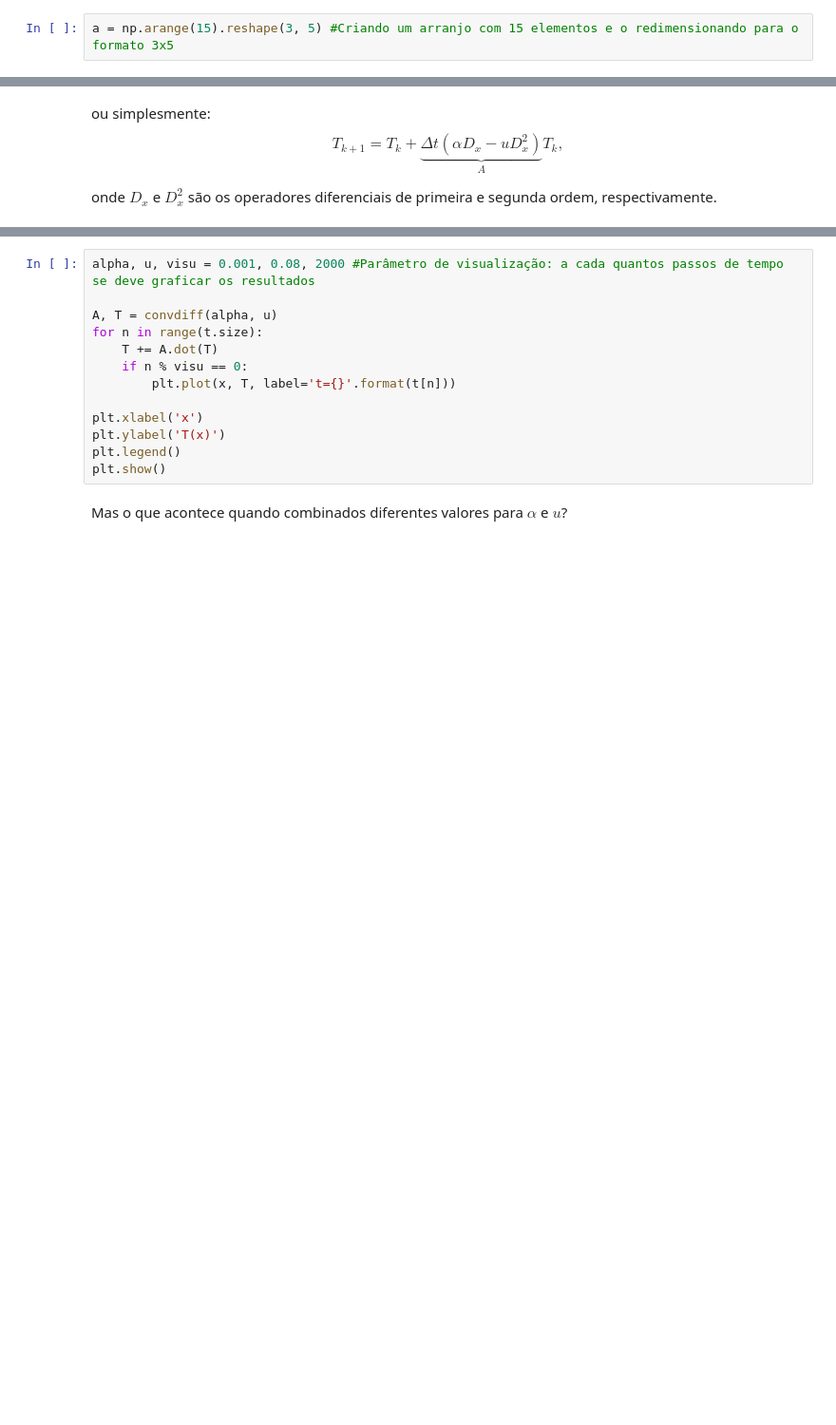
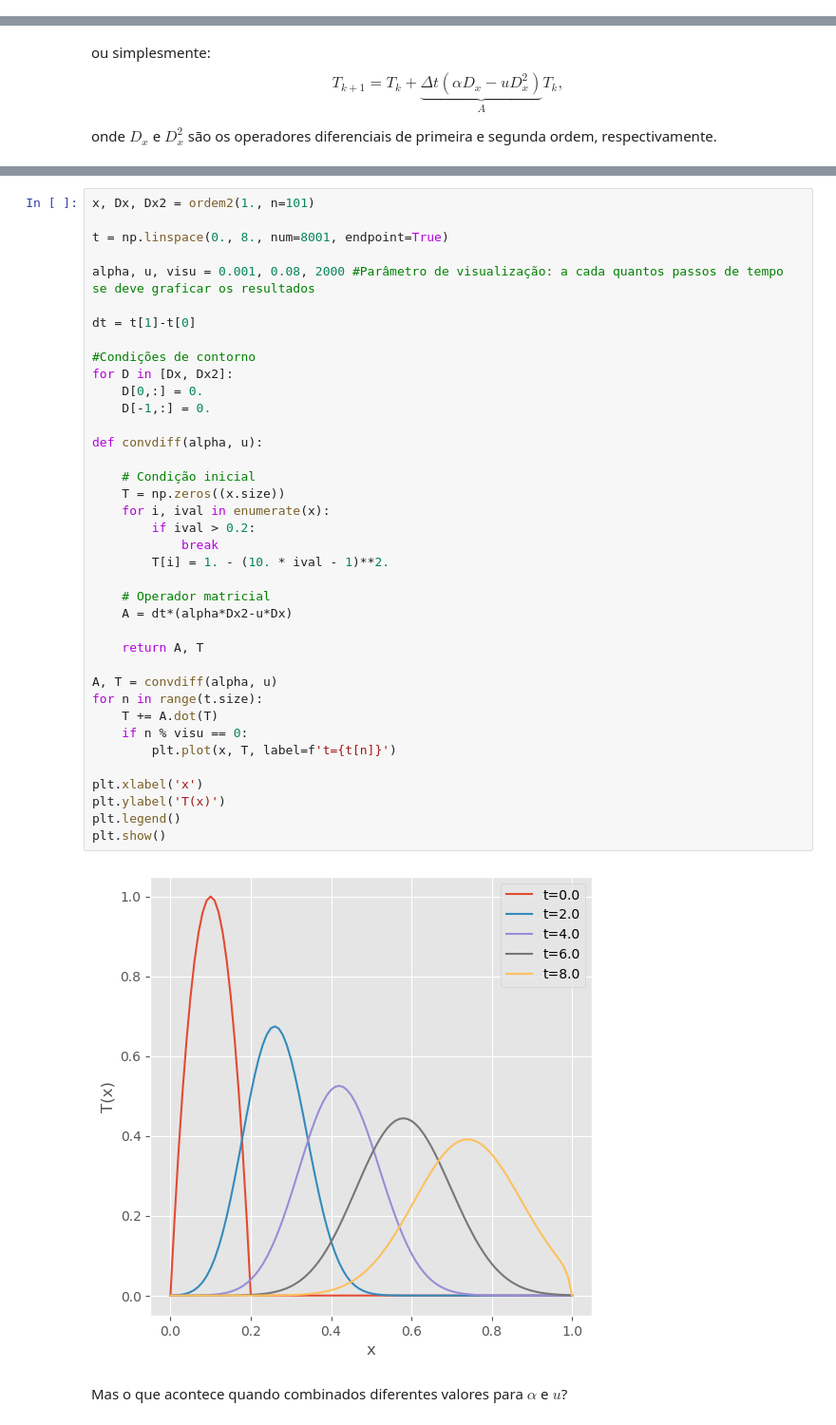
Before and after one commit to fschuch/Python-Transferencia-de-Calor, a Jupyter notebook: aula.ipynb, the cells around one changed output, grey strips where cells are left out. Shown at 95% size. Saved outputs shown, nothing was run; the diff lists cells and outputs as text; blank space fills up the shorter version.

```diff
--- a/aula.ipynb
+++ b/aula.ipynb
@@ -172,2 +189,0 @@ help(np.arange) #É sempre possível ver a documentação de uma dada função
-# %%
-a = np.arange(15).reshape(3, 5) #Criando um arranjo com 15 elementos e o redimensionando para o formato 3x5
@@ -668,16 +718,43 @@ def convdiff(alpha, u):
 # %%
+x, Dx, Dx2 = ordem2(1., n=101)
+
+t = np.linspace(0., 8., num=8001, endpoint=True)
+
 alpha, u, visu = 0.001, 0.08, 2000 #Parâmetro de visualização: a cada quantos passos de tempo se deve graficar os resultados
+
+dt = t[1]-t[0]
+
+#Condições de contorno
+for D in [Dx, Dx2]:
+    D[0,:] = 0.
+    D[-1,:] = 0.
+
+def convdiff(alpha, u):
+
+    # Condição inicial
+    T = np.zeros((x.size))
+    for i, ival in enumerate(x):
+        if ival > 0.2:
+            break
+        T[i] = 1. - (10. * ival - 1)**2.
+
+    # Operador matricial
+    A = dt*(alpha*Dx2-u*Dx)
+
+    return A, T
 
 A, T = convdiff(alpha, u)
 for n in range(t.size):
     T += A.dot(T)
     if n % visu == 0:
-        plt.plot(x, T, label='t={}'.format(t[n]))
+        plt.plot(x, T, label=f't={t[n]}')
 
 plt.xlabel('x')
 plt.ylabel('T(x)')
 plt.legend()
 plt.show()
+# %% [output]
+[figure, added]
 # %% [markdown]
 Mas o que acontece quando combinados diferentes valores para $\alpha$ e $u$?
 # %%
```
Also changed, not shown: parts of 38 cells of this notebook.
